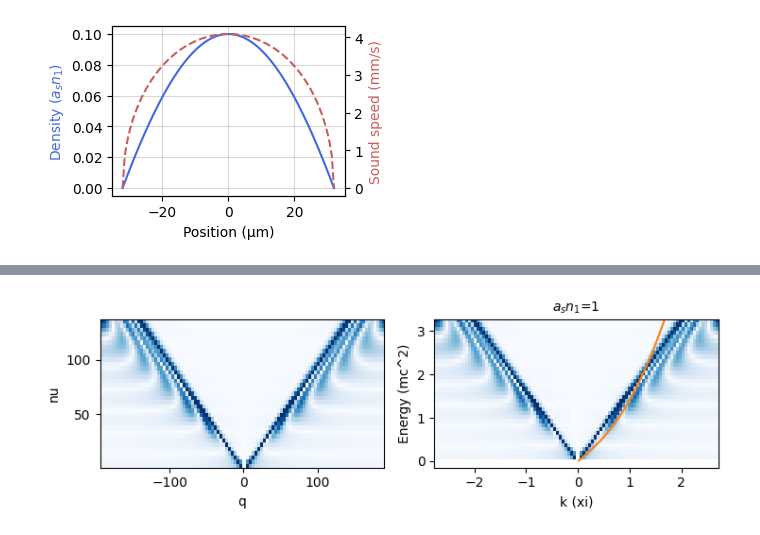
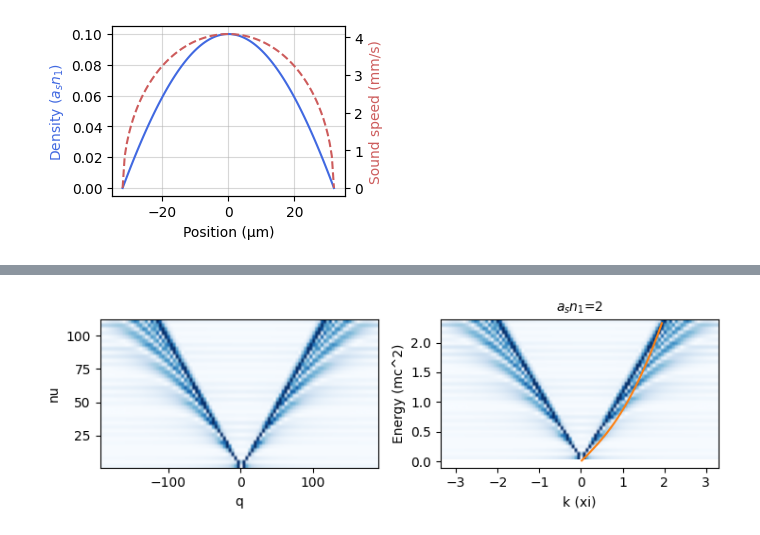
Before and after one commit to quantumatomoptic/heliumtools, a Jupyter notebook: heliumtools/exemples/BEC_class.ipynb, the cells around one changed output, grey strips where cells are left out. Drawn from its saved outputs; the diff is of its cells as text; code cells hidden in the pictures.

```diff
--- a/heliumtools/exemples/BEC_class.ipynb
+++ b/heliumtools/exemples/BEC_class.ipynb
@@ -182,10 +182,9 @@ plt.tight_layout()
 [figure]
 # %%
+bec.asn1 = 2
 nu_max = int(2 * bec._length/2/bec._xi)
-
 step = max(nu_max//30,1)
 data = []
-bec.asn1 = 1
 nu_list = np.arange(1,nu_max, step)
 for i, nu in enumerate(nu_list):
     nu = int(nu)
@@ -225,31 +224,31 @@ for i, ( columns, index) in enumerate(zip(["q", "k (xi)"], ["nu", "Energy (mc^2)
     xmin = np.min(df[columns])
     xmax = np.max(df[columns])
     ymin = np.min(df[index])
     ymax = np.max(df[index])
     img = ax.imshow(d2, extent=[xmin, xmax, ymin, ymax],
                     aspect='auto',cmap = "Blues")
     # ax.invert_yaxis()
 
 
     # on représente la limite des excitations transverses
 
     # plt.plot(nu_list ,%* bec._xi/(bec._length/2),
     #          ome2/energy_scale, "-", label = "homogeneous")
     ax.set_xlabel(columns)
     # ax.set_xlim([0, 2.3])
     ax.set_ylabel(index)
 ax.set_title("$a_sn_1$="+str(bec._asn1), fontsize = "medium")
 q_vector =  nu_list/bec._length*2
 kxi = q_vector*bec._xi
 energy_scale = bec._mc2 /hbar
 # on représente la limite des excitations transverses
 # ax.axhline(bec.omega_perp/energy_scale, c = "red", alpha = 0.3)
 ome2 = bec.get_homogeneous_bogoliubov_spectrum(nu = nu_list)/energy_scale
 bool_array = ome2 < ymax
 ax.plot(nu_list[bool_array] * bec._xi/(bec._length/2),
          ome2[bool_array], color = "C1",
          ls = "-", label = "homogeneous")# axes[1].plot(kxi,
 plt.tight_layout()
 plt.show()
 # %% [output]
-[figure, old version]
+[figure, new version]
```
Also changed, not shown: parts of 10 cells of this notebook, 1 other file.
